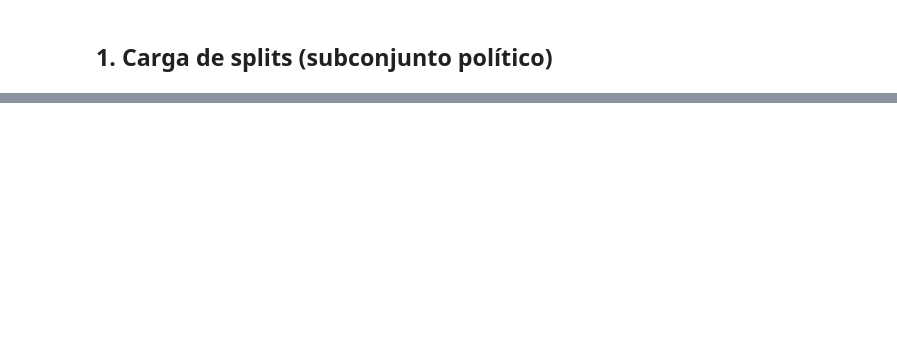
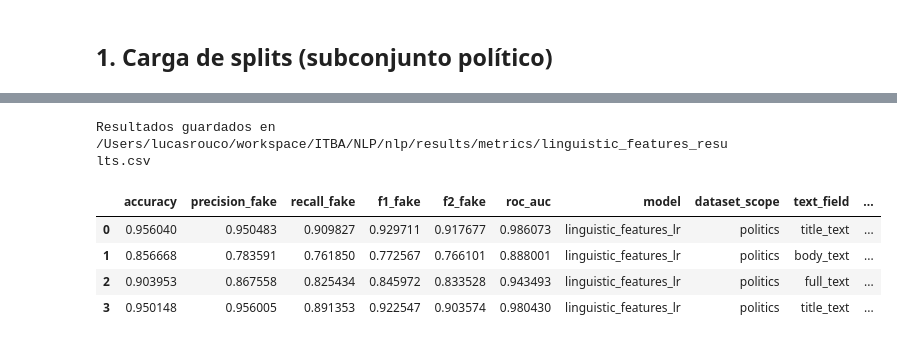
Before and after one commit to gcandisano/nlp, a Jupyter notebook: notebooks/04_linguistic_features.ipynb, the cells around one changed output, grey strips where cells are left out. Drawn from its saved outputs; the diff is of its cells as text; code cells hidden in the pictures; blank space fills up the shorter version.

```diff
--- a/notebooks/04_linguistic_features.ipynb
+++ b/notebooks/04_linguistic_features.ipynb
@@ -40,0 +54,11 @@ train.shape, val.shape, test.shape
+# %%
+train, val, test = load_splits(DATASET_SCOPE, columns=LINGUISTIC_COLS)
+
+if DEV_MODE:
+    sample_frac = 0.1
+    train = train.sample(frac=sample_frac, random_state=42).reset_index(drop=True)
+    val = val.sample(frac=sample_frac, random_state=42).reset_index(drop=True)
+    test = test.sample(frac=sample_frac, random_state=42).reset_index(drop=True)
+    print(f"DEV_MODE activo: muestra al {sample_frac:.0%} por split")
+
+train.shape, val.shape, test.shape
@@ -118,0 +182,6 @@ la señal lingüística?_
+# %%
+best_field = select_best_text_field(field_comparison)
+best_clf = fitted_models[best_field]
+coef_df = coefficients_dataframe(best_clf, FEATURE_NAMES)
+print(f"Mejor campo en val: {best_field}")
+coef_df
@@ -118,0 +215,63 @@ la señal lingüística?_
+# %%
+result_rows = []
+
+# Tabla comparativa de F2 en validación para las tres condiciones de campo
+# (Hipótesis 2): se persisten título/cuerpo/combinado, no solo el ganador.
+for field in TEXT_FIELDS:
+    field_c = float(
+        field_comparison.loc[
+            field_comparison["text_field"] == field, "best_param"
+        ].iloc[0]
+    )
+    metrics, _, _ = evaluate_linguistic_model(
+        fitted_models[field], feature_store[field]["val"], val["label"]
+    )
+    result_rows.append(
+        metrics_to_row(
+            metrics,
+            {
+                "model": "linguistic_features_lr",
+                "dataset_scope": DATASET_SCOPE,
+                "text_field": field,
+                "best_param": field_c,
+                "use_source_normalization": normalize_source,
+                "split": "val",
+            },
+        )
+    )
+
+# Evaluación final en test: solo la mejor configuración, una única vez.
+best_c = float(
+    field_comparison.loc[
+        field_comparison["text_field"] == best_field, "best_param"
+    ].iloc[0]
+)
+test_metrics, _, _ = evaluate_linguistic_model(
+    best_clf, feature_store[best_field]["test"], test["label"]
+)
+result_rows.append(
+    metrics_to_row(
+        test_metrics,
+        {
+            "model": "linguistic_features_lr",
+            "dataset_scope": DATASET_SCOPE,
+            "text_field": best_field,
+            "best_param": best_c,
+            "use_source_normalization": normalize_source,
+            "split": "test",
+        },
+    )
+)
+
+results_df = pd.DataFrame(result_rows)
+out_path = RESULTS_METRICS / "linguistic_features_results.csv"
+results_df.to_csv(out_path, index=False)
+print(f"Resultados guardados en {out_path}")
+results_df
+# %% [output]
+Resultados guardados en /Users/lucasrouco/workspace/ITBA/NLP/nlp/results/metrics/linguistic_features_results.csv
+|  | accuracy | precision_fake | recall_fake | f1_fake | f2_fake | roc_auc | model | dataset_scope | text_field | ... |
+| 0 | 0.956040 | 0.950483 | 0.909827 | 0.929711 | 0.917677 | 0.986073 | linguistic_features_lr | politics | title_text | ... |
+| 1 | 0.856668 | 0.783591 | 0.761850 | 0.772567 | 0.766101 | 0.888001 | linguistic_features_lr | politics | body_text | ... |
+| 2 | 0.903953 | 0.867558 | 0.825434 | 0.845972 | 0.833528 | 0.943493 | linguistic_features_lr | politics | full_text | ... |
+| 3 | 0.950148 | 0.956005 | 0.891353 | 0.922547 | 0.903574 | 0.980430 | linguistic_features_lr | politics | title_text | ... |
```
Also changed, not shown: parts of 27 cells of this notebook, 9 other files.
